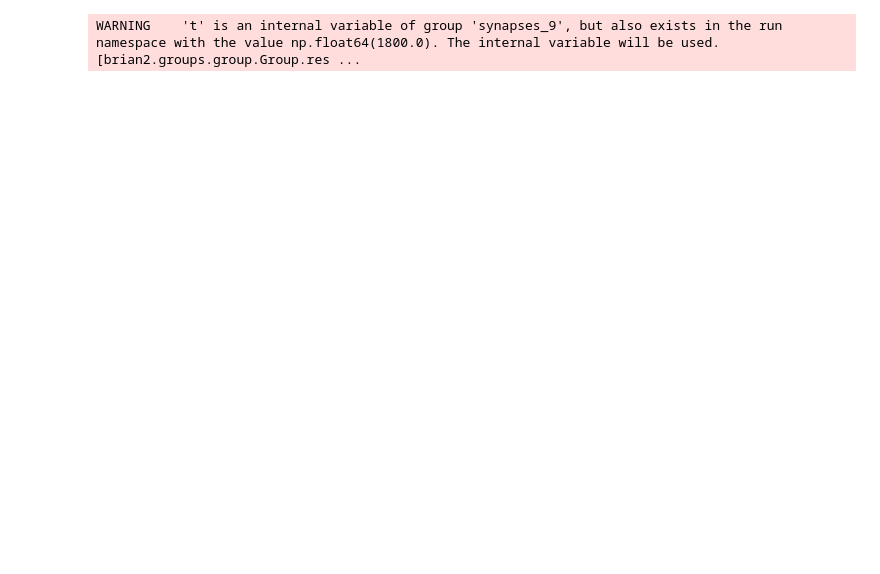
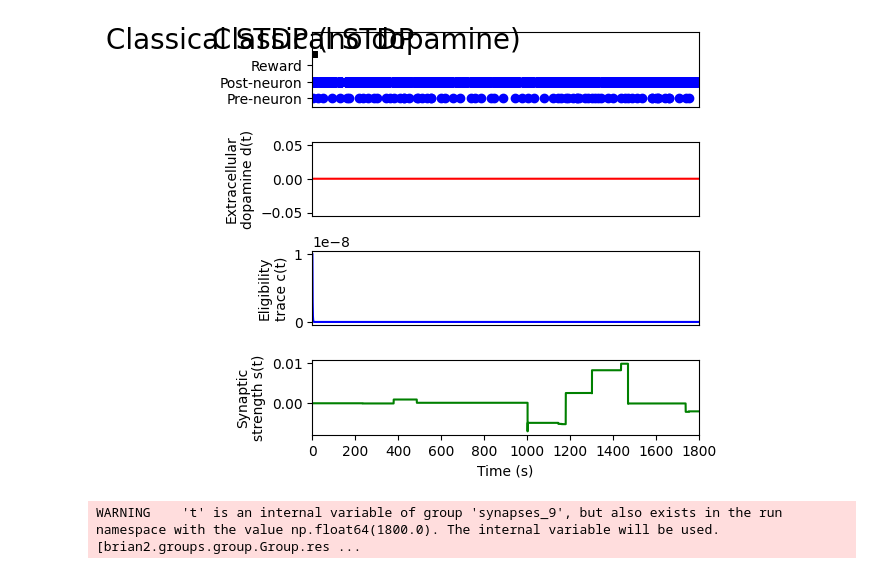
Before and after one commit to ewazukowska/MasterThesis, a Jupyter notebook: notebooks/STDP.ipynb, the cells around one changed output. Saved outputs shown, nothing was run; the diff lists cells and outputs as text; code cells hidden in the pictures; blank space fills up the shorter version.

```diff
--- a/notebooks/STDP.ipynb
+++ b/notebooks/STDP.ipynb
@@ -134,3 +181,40 @@ show()
+# %%
+# 1. Wykres spików neuronów
+subplot(411)
+plot([0.05, 2.95], [2.7, 2.7], linewidth=5, color='k')  # Granica dla klasycznego STDP
+text(1.5, 3, 'Classical STDP', horizontalalignment='center', fontsize=20)
+plot([3.05, 5.95], [2.7, 2.7], linewidth=5, color='k')  # Granica dla STDP bez dopaminy
+text(4.5, 3, 'Classical STDP (no dopamine)', horizontalalignment='center', fontsize=20)
+
+plot(neurons_times, neurons_indices, 'ob')
+
+xlim([0, simulation_duration/second])
+ylim([-0.5, 4])
+yticks([0, 1, 2], ['Pre-neuron', 'Post-neuron', 'Reward'])
+xticks([])
+
+# 2. Wykres STDP (zmiana siły synapsy)
+subplot(412)
+plot(synapse_stdp_monitor.t/second, synapse_stdp_monitor.d.T/gmax, 'r-')
+xlim([0, simulation_duration/second])
+ylabel('Extracellular\ndopamine d(t)')
+xticks([])
+
+subplot(413)
+plot(synapse_stdp_monitor.t/second, synapse_stdp_monitor.c.T/gmax, 'b-')
+xlim([0, simulation_duration/second])
+ylabel('Eligibility\ntrace c(t)')
+xticks([])
+
+subplot(414)
+plot(synapse_stdp_monitor.t/second, synapse_stdp_monitor.s.T/gmax, 'g-')
+xlim([0, simulation_duration/second])
+ylabel('Synaptic\nstrength s(t)')
+xlabel('Time (s)')
+tight_layout()
+show()
+# %% [output]
+[figure, added]
 # %%
 # ======= PARAMETRY =======
 bin_size = 1 * ms         # czas trwania jednego kroku
```
Also changed, not shown: parts of 21 cells of this notebook, 2 other files.
